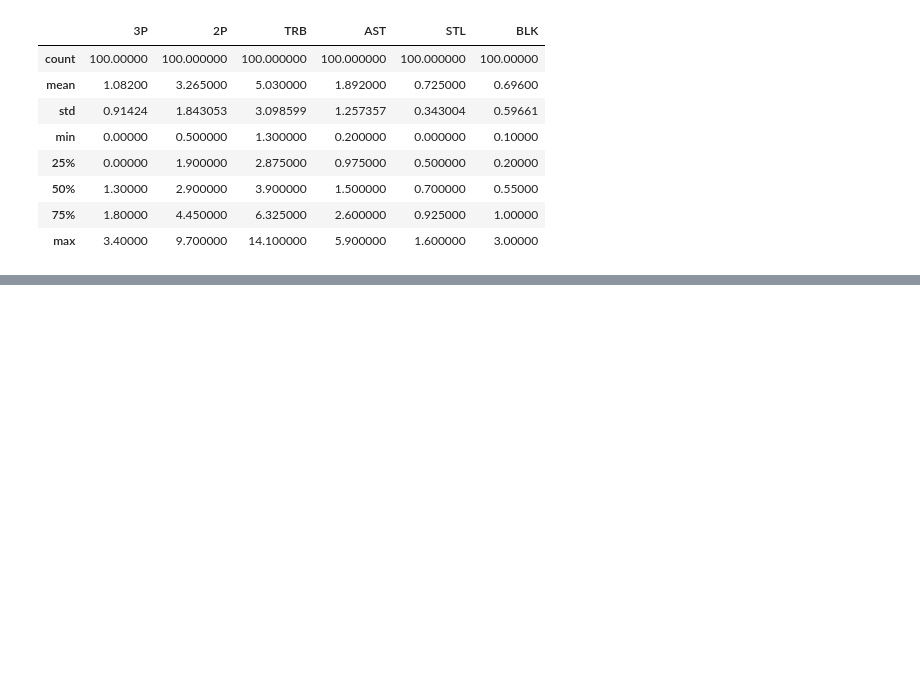
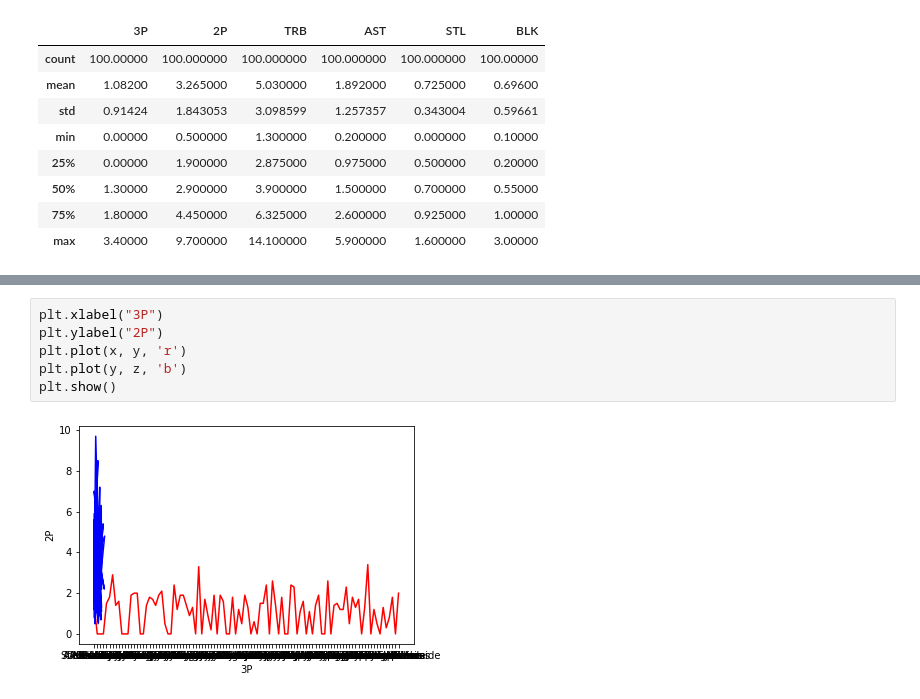
Before and after one commit to escortKwon/Advanced-AI-Education, a Jupyter notebook: 1st_week/Basketball_visualization.ipynb, the cells around one changed output, grey strips where cells are left out. Cells and saved outputs as stored; diff of their text form; blank space fills up the shorter version.

```diff
--- a/1st_week/Basketball_visualization.ipynb
+++ b/1st_week/Basketball_visualization.ipynb
@@ -46,0 +55,8 @@ plt.plot(x, y)
+# %%
+plt.xlabel("3P")
+plt.ylabel("2P")
+plt.plot(x, y, 'r')
+plt.plot(y, z, 'b')
+plt.show()
+# %% [output]
+[figure, added]
```
Also changed, not shown: parts of 7 cells of this notebook.
